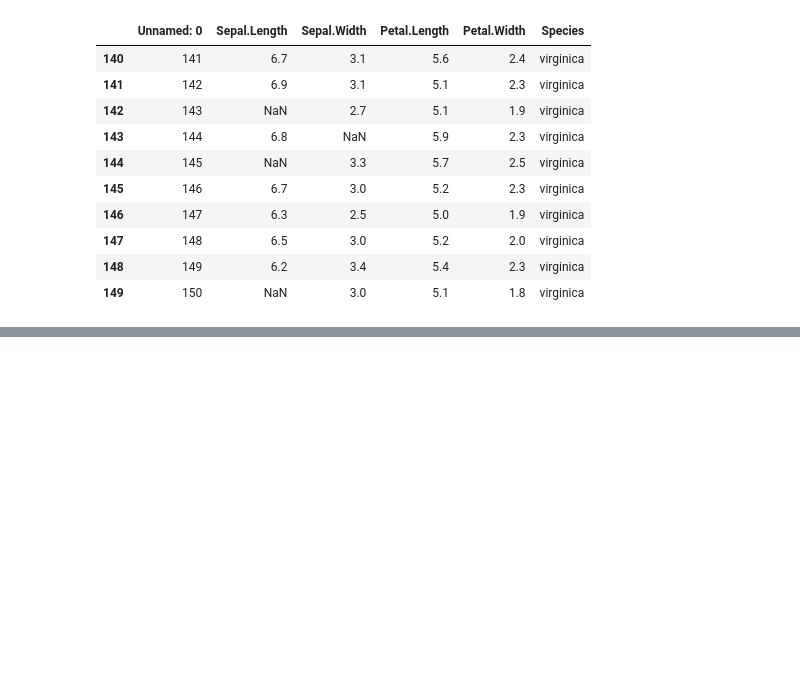
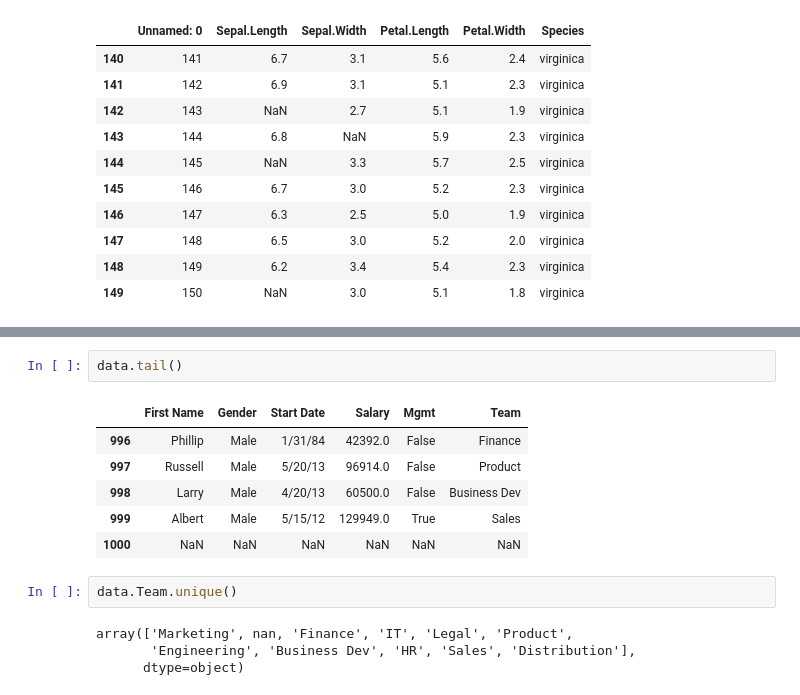
Before and after one commit to addulamalerupareddy-gif/java_Practice, a Jupyter notebook: Untitled8.ipynb, the cells around one changed output, grey strips where cells are left out. Cells and saved outputs as stored; diff of their text form; blank space fills up the shorter version.

```diff
--- a/Untitled8.ipynb
+++ b/Untitled8.ipynb
@@ -395,0 +431,15 @@ data.tail(10)
+# %%
+data.tail()
+# %% [output]
+|  | First Name | Gender | Start Date | Salary | Mgmt | Team |
+| 996 | Phillip | Male | 1/31/84 | 42392.0 | False | Finance |
+| 997 | Russell | Male | 5/20/13 | 96914.0 | False | Product |
+| 998 | Larry | Male | 4/20/13 | 60500.0 | False | Business Dev |
+| 999 | Albert | Male | 5/15/12 | 129949.0 | True | Sales |
+| 1000 | NaN | NaN | NaN | NaN | NaN | NaN |
+# %%
+data.Team.unique()
+# %% [output]
+array(['Marketing', nan, 'Finance', 'IT', 'Legal', 'Product',
+       'Engineering', 'Business Dev', 'HR', 'Sales', 'Distribution'],
+      dtype=object)
```
Also changed, not shown: parts of 25 cells of this notebook.
